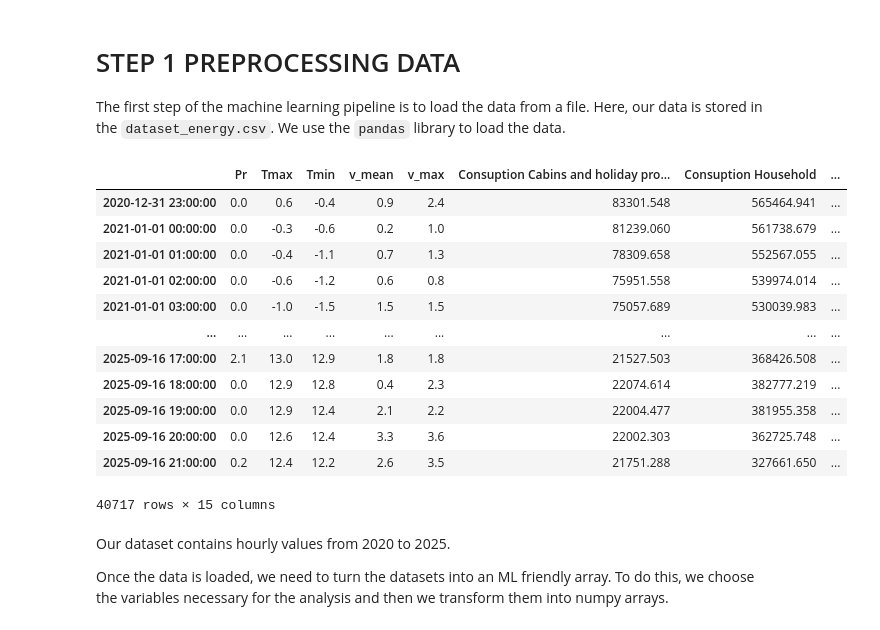
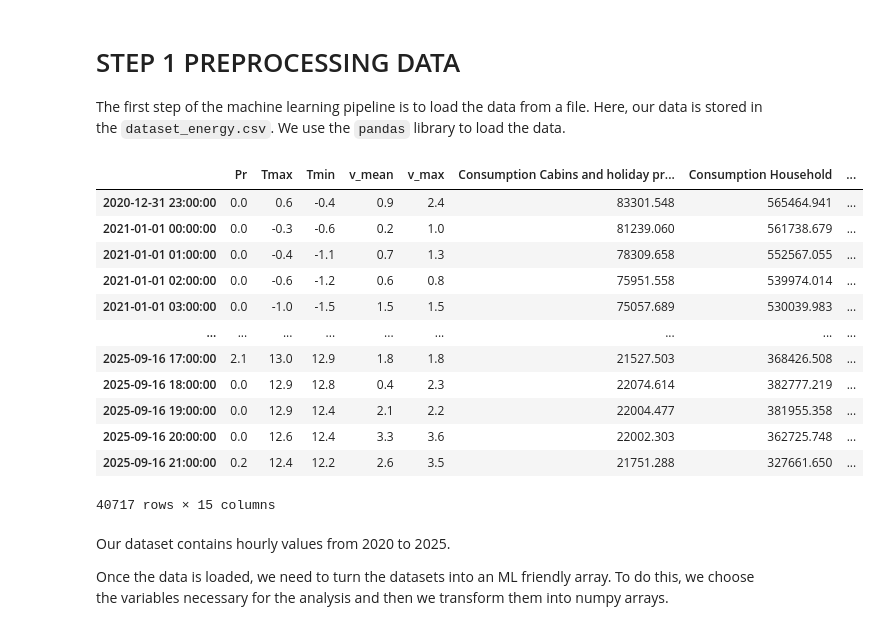
Before and after one commit to sighellan/BCCR-ML-course, a Jupyter notebook: lecture_exercises/exercises/D1-02_linear-regression.ipynb, the cells around one changed output. Drawn from its saved outputs; the diff is of its cells as text; code cells hidden in the pictures.

```diff
--- a/lecture_exercises/exercises/D1-02_linear-regression.ipynb
+++ b/lecture_exercises/exercises/D1-02_linear-regression.ipynb
@@ -23,10 +29,10 @@ import sklearn
 # STEP 1 PREPROCESSING DATA
 The first step of the machine learning pipeline is to load the data from a file. Here, our data is stored in the `dataset_energy.csv`. We use the `pandas` library to load the data.
 # %%
-df = pd.read_csv('../data/dataset_energy.csv', index_col=0)
+df = pd.read_csv(f'{DATA_IN_PATH}/dataset_energy.csv', index_col=0)
 df
 # %% [output]
-|  | Pr | Tmax | Tmin | v_mean | v_max | Consuption Cabins and holiday pro... | Consuption Household | ... |
+|  | Pr | Tmax | Tmin | v_mean | v_max | Consumption Cabins and holiday pr... | Consumption Household | ... |
 | 2020-12-31 23:00:00 | 0.0 | 0.6 | -0.4 | 0.9 | 2.4 | 83301.548 | 565464.941 | ... |
 | 2021-01-01 00:00:00 | 0.0 | -0.3 | -0.6 | 0.2 | 1.0 | 81239.060 | 561738.679 | ... |
 | 2021-01-01 01:00:00 | 0.0 | -0.4 | -1.1 | 0.7 | 1.3 | 78309.658 | 552567.055 | ... |
```
Also changed, not shown: parts of 3 cells of this notebook, 2 other files.
